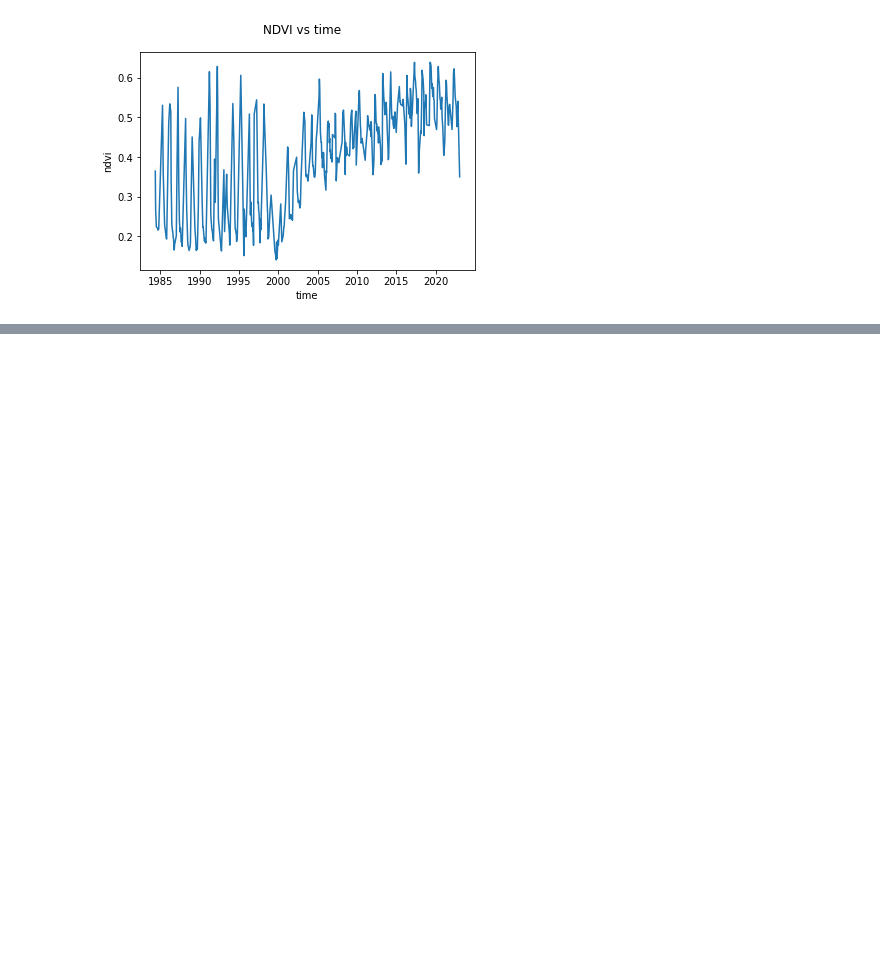
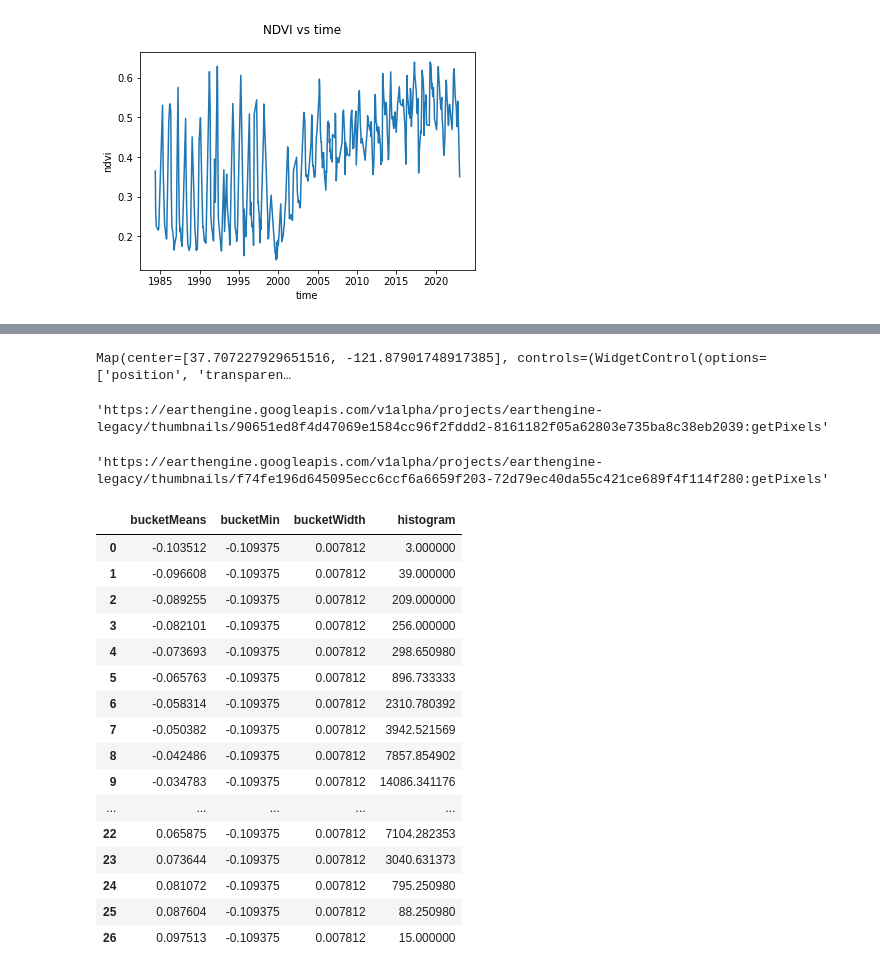
Before and after one commit to skylerlewis/tassajara, a Jupyter notebook: tassajara_ndvi.ipynb, the cells around one changed output, grey strips where cells are left out. Cells and saved outputs as stored; diff of their text form; code cells hidden in the pictures; blank space fills up the shorter version.

```diff
--- a/tassajara_ndvi.ipynb
+++ b/tassajara_ndvi.ipynb
@@ -166,0 +196,34 @@ ndvi_time_series.to_csv("ndvi_time_series.csv")
+# %%
+m = geemap.Map()
+m.addLayer(tassajara_perim, {}, "perimeter")
+m.centerObject(tassajara_perim, zoom=15)
+
+m.addLayer(fit,
+             {"min": -1, "max": 1, "bands": 'offset', "palette": ["blue","white","green"]},
+             "offset")
+m.addLayer(fit,
+             {"min": 0.1, "max": 0.1, "bands": 'scale', "palette": ["orange","white","green"]},
+             "scale")
+m.addLayer(fit,
+             {"max": 0, "min": [0.1, -0.1, 0.5], "bands": ['scale', 'scale', 'offset']},
+             "fit")
+# %% [output]
+Map(center=[37.707227929651516, -121.87901748917385], controls=(WidgetControl(options=['position', 'transparen…
+# %%
+fit.select("scale").getDownloadURL({
+  'scale': 0.3,
+  'region': tassajara_perim.geometry(),
+  'format': 'GEO_TIFF',
+  'crs': 'EPSG:6318'
+})
+# %% [output]
+'https://earthengine.googleapis.com/v1alpha/projects/earthengine-legacy/thumbnails/90651ed8f4d47069e1584cc96f2fddd2-8161182f05a62803e735ba8c38eb2039:getPixels'
+# %%
+fit.select("offset").getDownloadURL({
+  'scale': 0.3,
+  'region': tassajara_perim.geometry(),
+  'format': 'GEO_TIFF',
+  'crs': 'EPSG:6318'
+})
+# %% [output]
+'https://earthengine.googleapis.com/v1alpha/projects/earthengine-legacy/thumbnails/f74fe196d645095ecc6ccf6a6659f203-72d79ec40da55c421ce689f4f114f280:getPixels'
@@ -166,0 +240,21 @@ ndvi_time_series.to_csv("ndvi_time_series.csv")
+# %%
+hist_scale = pd.DataFrame(histogram['scale'])
+hist_scale
+# %% [output]
+|  | bucketMeans | bucketMin | bucketWidth | histogram |
+| 0 | -0.103512 | -0.109375 | 0.007812 | 3.000000 |
+| 1 | -0.096608 | -0.109375 | 0.007812 | 39.000000 |
+| 2 | -0.089255 | -0.109375 | 0.007812 | 209.000000 |
+| 3 | -0.082101 | -0.109375 | 0.007812 | 256.000000 |
+| 4 | -0.073693 | -0.109375 | 0.007812 | 298.650980 |
+| 5 | -0.065763 | -0.109375 | 0.007812 | 896.733333 |
+| 6 | -0.058314 | -0.109375 | 0.007812 | 2310.780392 |
+| 7 | -0.050382 | -0.109375 | 0.007812 | 3942.521569 |
+| 8 | -0.042486 | -0.109375 | 0.007812 | 7857.854902 |
+| 9 | -0.034783 | -0.109375 | 0.007812 | 14086.341176 |
+| ... | ... | ... | ... | ... |
+| 22 | 0.065875 | -0.109375 | 0.007812 | 7104.282353 |
+| 23 | 0.073644 | -0.109375 | 0.007812 | 3040.631373 |
+| 24 | 0.081072 | -0.109375 | 0.007812 | 795.250980 |
+| 25 | 0.087604 | -0.109375 | 0.007812 | 88.250980 |
+| 26 | 0.097513 | -0.109375 | 0.007812 | 15.000000 |
```
Also changed, not shown: parts of 8 cells of this notebook.
